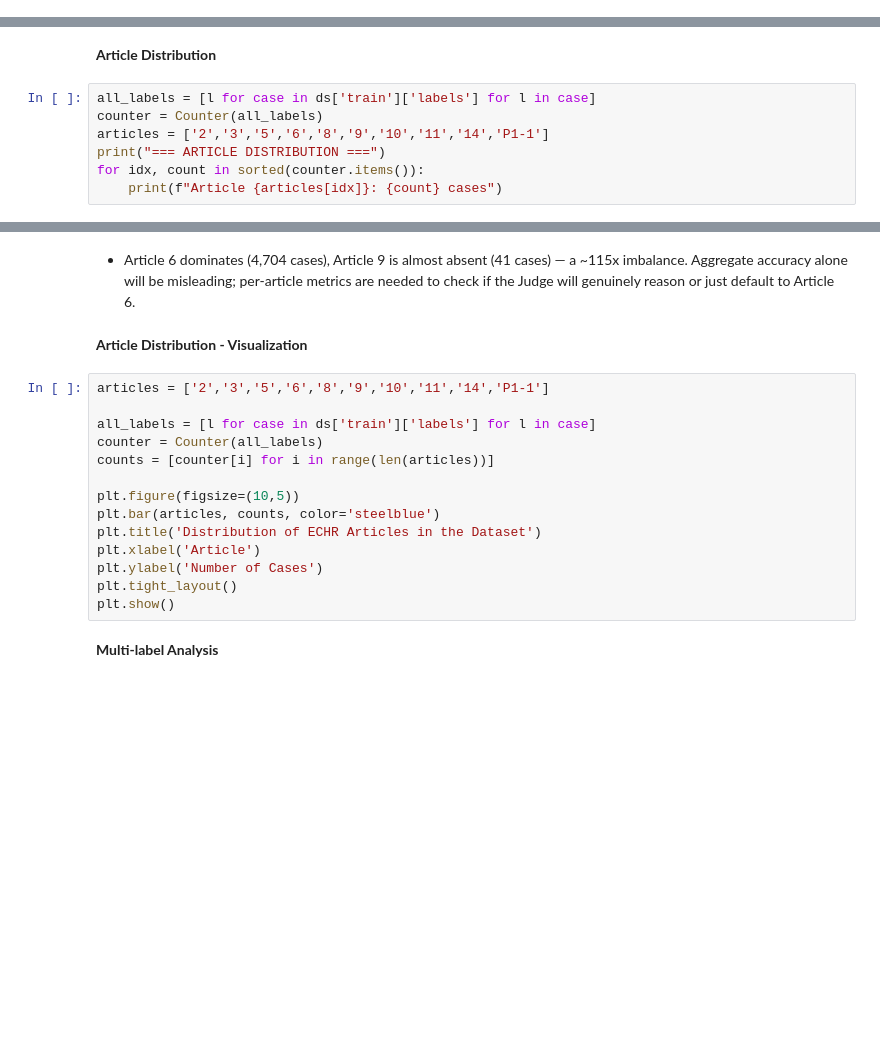
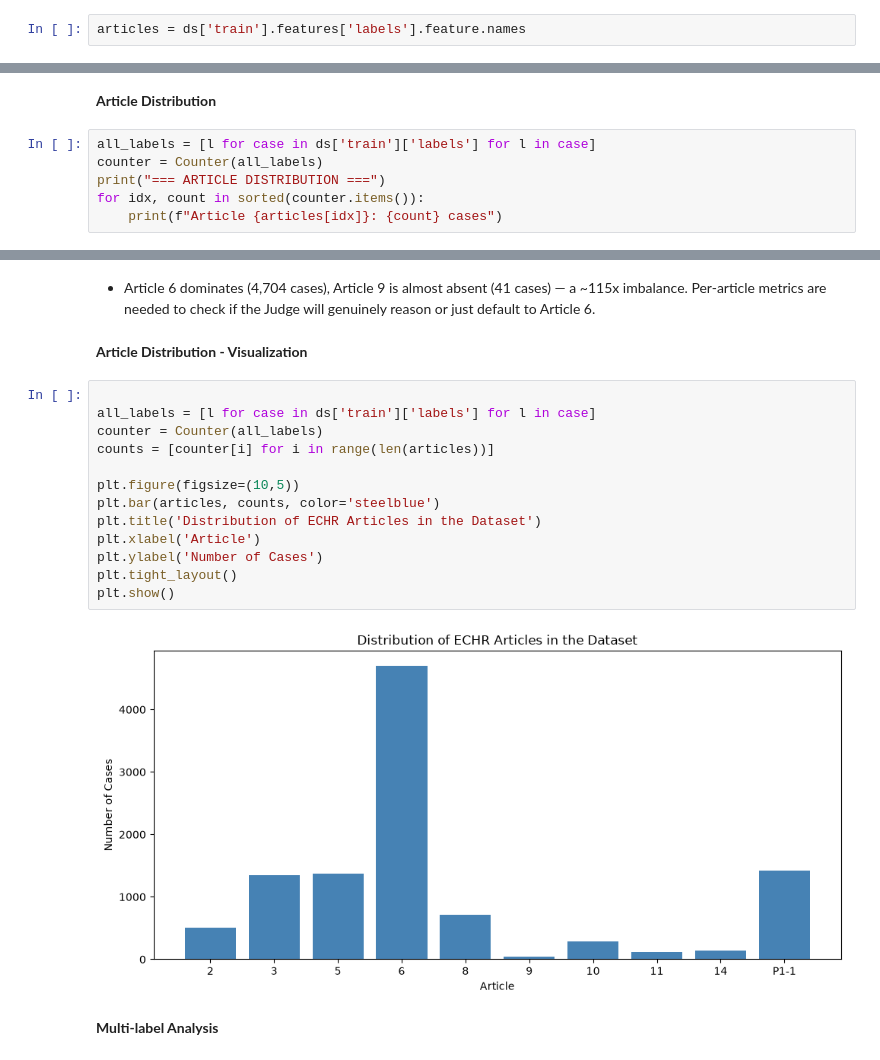
Before and after one commit to adulamaciej/LegalMind, a Jupyter notebook: notebooks/eda.ipynb, the cells around one changed output, grey strips where cells are left out. Saved outputs shown, nothing was run; the diff lists cells and outputs as text; blank space fills up the shorter version.

```diff
--- a/notebooks/eda.ipynb
+++ b/notebooks/eda.ipynb
@@ -22,0 +43,2 @@ print(ds['train'].features)
+# %%
+articles = ds['train'].features['labels'].feature.names
@@ -64,7 +116,6 @@ print(f"Approx tokens (chars/4): mean={np.mean(char_lengths)/4:.0f}, max={max(ch
 # %%
 all_labels = [l for case in ds['train']['labels'] for l in case]
 counter = Counter(all_labels)
-articles = ['2','3','5','6','8','9','10','11','14','P1-1']
 print("=== ARTICLE DISTRIBUTION ===")
 for idx, count in sorted(counter.items()):
     print(f"Article {articles[idx]}: {count} cases")
@@ -71,21 +134,22 @@ for idx, count in sorted(counter.items()):
 # %% [markdown]
-- Article 6 dominates (4,704 cases), Article 9 is almost absent (41 cases) — a ~115x imbalance. Aggregate accuracy alone will be misleading; per-article metrics are needed to check if the Judge will genuinely reason or just default to Article 6.
+- Article 6 dominates (4,704 cases), Article 9 is almost absent (41 cases) — a ~115x imbalance. Per-article metrics are needed to check if the Judge will genuinely reason or just default to Article 6.
 # %% [markdown]
 **Article Distribution - Visualization**
 # %%
-articles = ['2','3','5','6','8','9','10','11','14','P1-1']
 
 all_labels = [l for case in ds['train']['labels'] for l in case]
 counter = Counter(all_labels)
 counts = [counter[i] for i in range(len(articles))]
 
 plt.figure(figsize=(10,5))
 plt.bar(articles, counts, color='steelblue')
 plt.title('Distribution of ECHR Articles in the Dataset')
 plt.xlabel('Article')
 plt.ylabel('Number of Cases')
 plt.tight_layout()
 plt.show()
+# %% [output]
+[figure, added]
 # %% [markdown]
 **Multi-label Analysis**
 # %%
```
Also changed, not shown: parts of 23 cells of this notebook.
